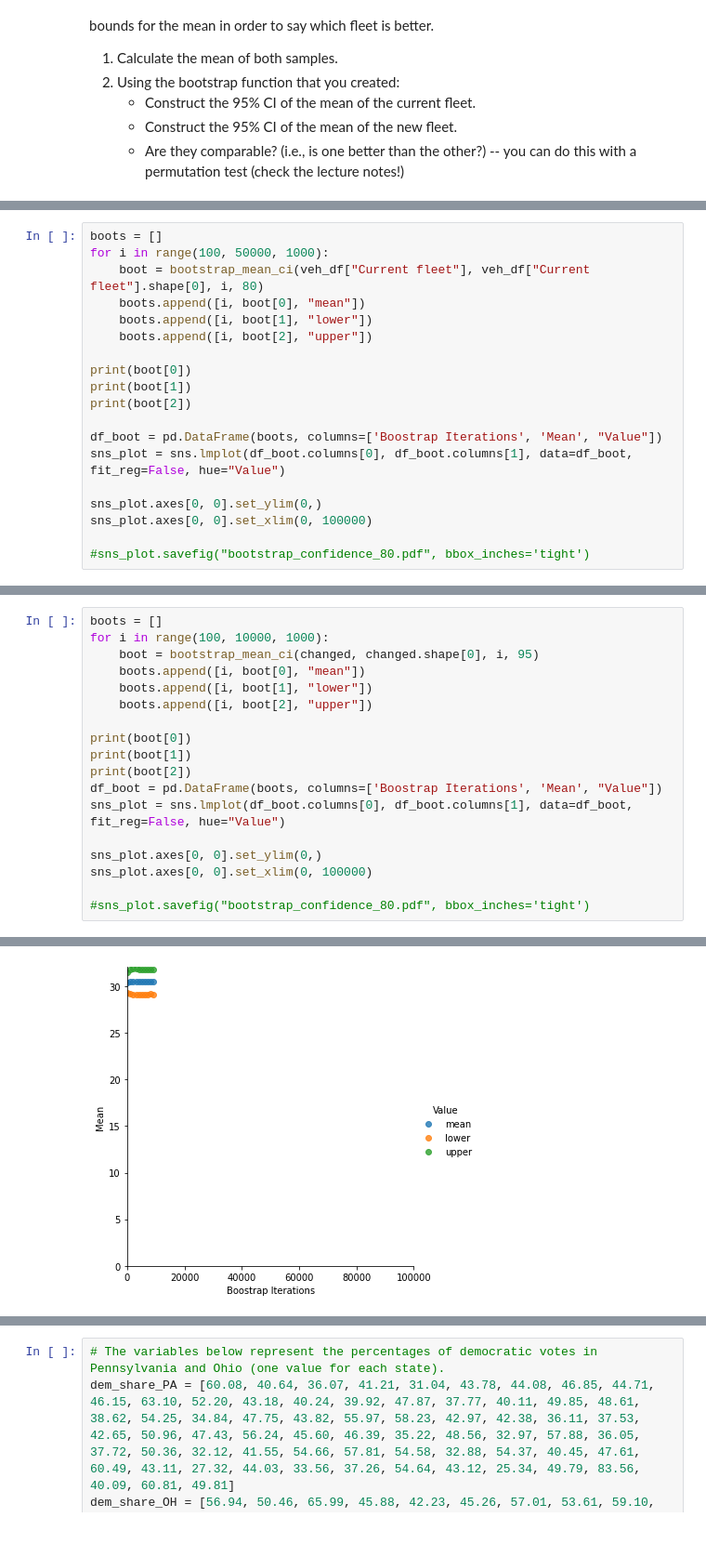
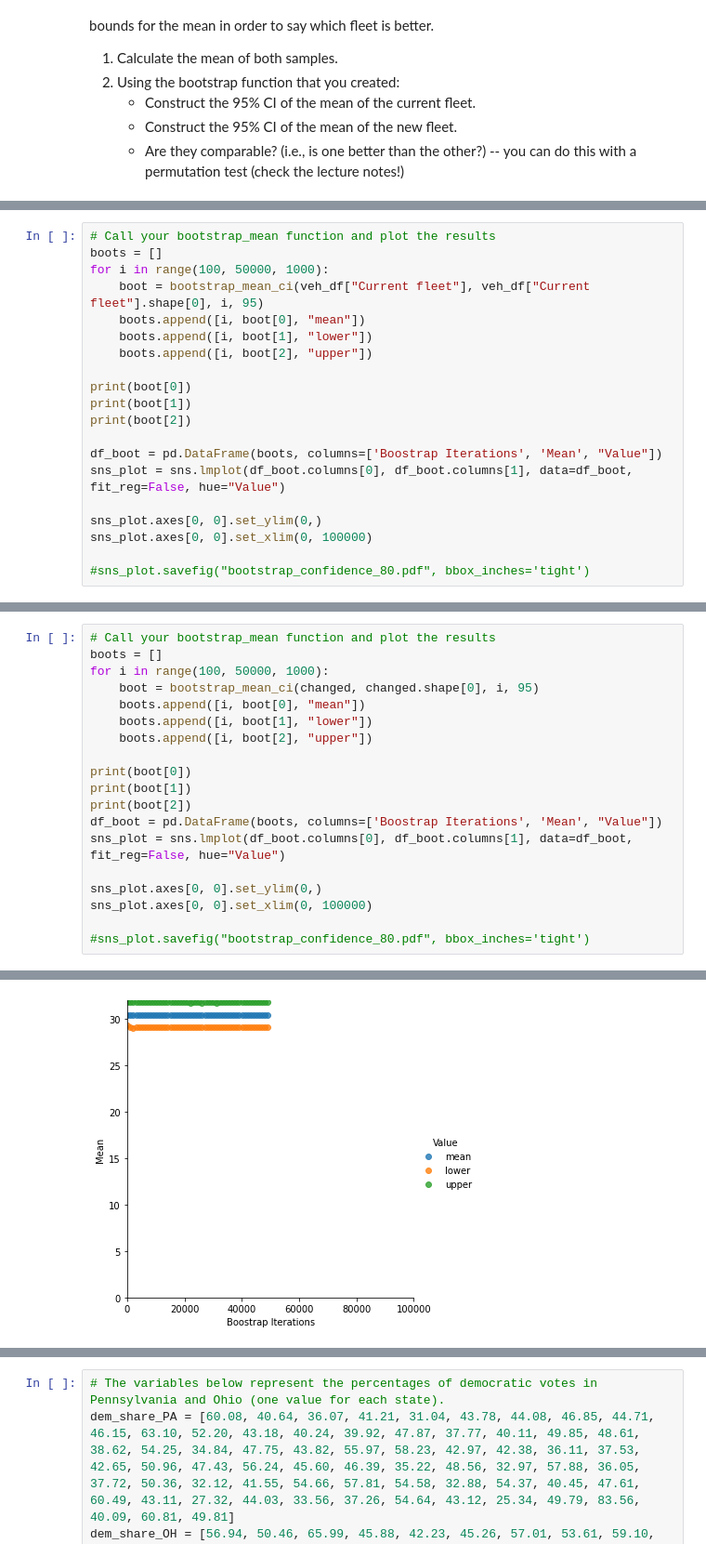
Before and after one commit to RitikaVinayakamurthy/CE888, a Jupyter notebook: Lab2/bootstrap.ipynb, the cells around one changed output, grey strips where cells are left out. Shown: that part at 93% size. Cells and saved outputs as stored; diff of their text form.

```diff
--- a/Lab2/bootstrap.ipynb
+++ b/Lab2/bootstrap.ipynb
@@ -179,7 +192,8 @@ np.mean(veh_df["New Fleet"])
 # %%
+# Call your bootstrap_mean function and plot the results
 boots = []
 for i in range(100, 50000, 1000):
-    boot = bootstrap_mean_ci(veh_df["Current fleet"], veh_df["Current fleet"].shape[0], i, 80)
+    boot = bootstrap_mean_ci(veh_df["Current fleet"], veh_df["Current fleet"].shape[0], i, 95)
     boots.append([i, boot[0], "mean"])
     boots.append([i, boot[1], "lower"])
     boots.append([i, boot[2], "upper"])
@@ -198,6 +218,7 @@ sns_plot.axes[0, 0].set_xlim(0, 100000)
 # %%
+# Call your bootstrap_mean function and plot the results
 boots = []
-for i in range(100, 10000, 1000):
+for i in range(100, 50000, 1000):
     boot = bootstrap_mean_ci(changed, changed.shape[0], i, 95)
     boots.append([i, boot[0], "mean"])
     boots.append([i, boot[1], "lower"])
@@ -220,4 +241,4 @@ sns_plot.axes[0, 0].set_xlim(0, 100000)
 (0.0, 100000.0)
-[figure, old version]
+[figure, new version]
 # %%
 # Create your own function for a permutation test here (you will need it for the lab quiz!):
```
Also changed, not shown: parts of 22 cells of this notebook.
